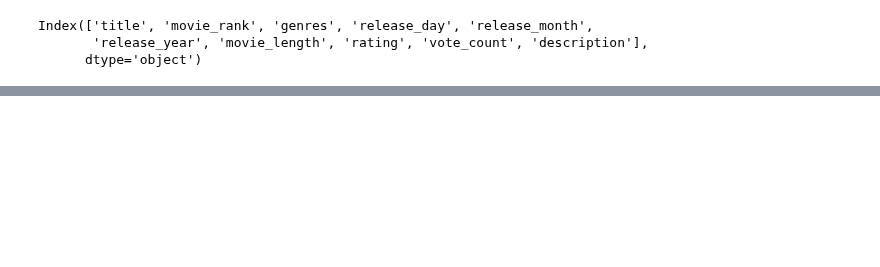
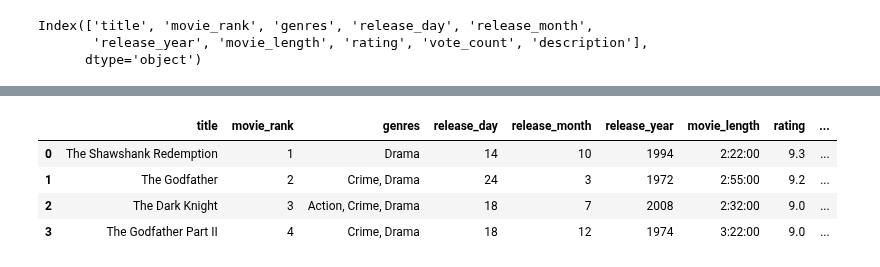
Before and after one commit to Cemputus/Data-Mining-and-Wrangling---movie-scraping, a Jupyter notebook: Analysis/Edube_webscrap.ipynb, the cells around one changed output, grey strips where cells are left out. Cells and saved outputs as stored; diff of their text form; code cells hidden in the pictures; blank space fills up the shorter version.

```diff
--- a/Analysis/Edube_webscrap.ipynb
+++ b/Analysis/Edube_webscrap.ipynb
@@ -56,0 +119,9 @@ Index(['title', 'movie_rank', 'genres', 'release_day', 'release_month',
+# %%
+df['Release_Month_name'] = df.date.dt.month_name()
+df.head(4)
+# %% [output]
+|  | title | movie_rank | genres | release_day | release_month | release_year | movie_length | rating | ... |
+| 0 | The Shawshank Redemption | 1 | Drama | 14 | 10 | 1994 | 2:22:00 | 9.3 | ... |
+| 1 | The Godfather | 2 | Crime, Drama | 24 | 3 | 1972 | 2:55:00 | 9.2 | ... |
+| 2 | The Dark Knight | 3 | Action, Crime, Drama | 18 | 7 | 2008 | 2:32:00 | 9.0 | ... |
+| 3 | The Godfather Part II | 4 | Crime, Drama | 18 | 12 | 1974 | 3:22:00 | 9.0 | ... |
```
Also changed, not shown: parts of 10 cells of this notebook, 1 other file.
